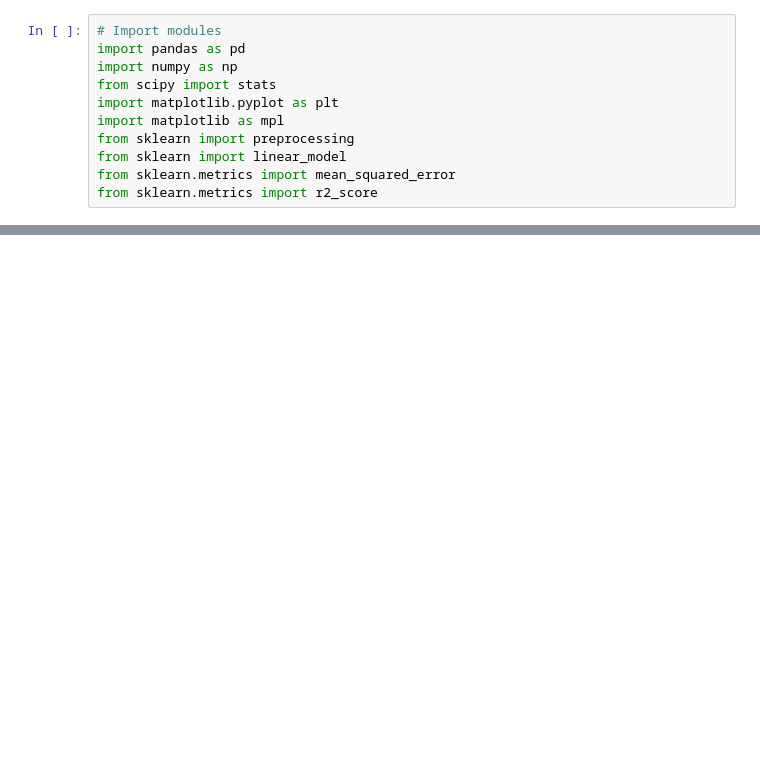
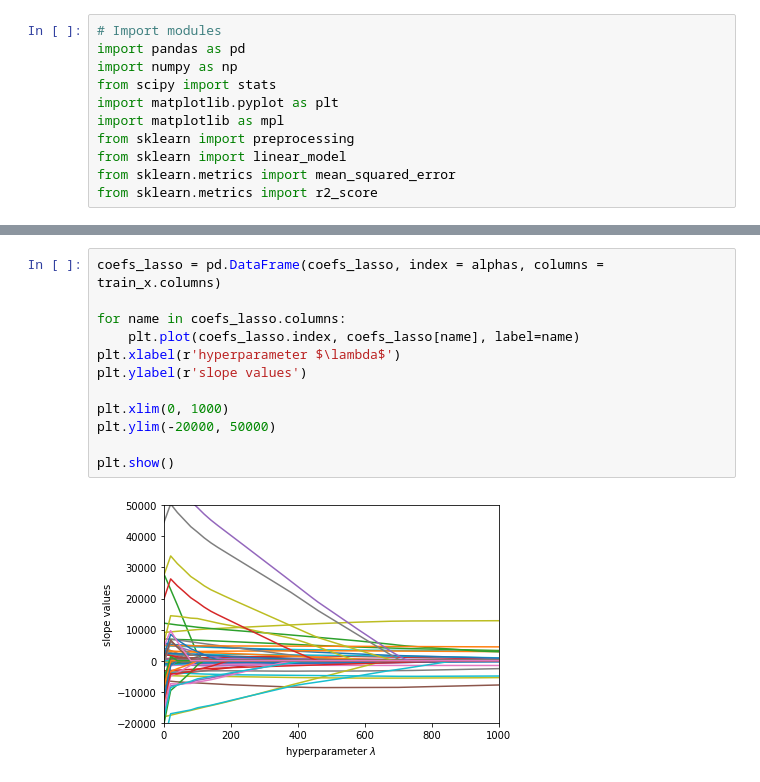
Before and after one commit to marc7531/housing-project, a Jupyter notebook: kraus/Super_complicated.ipynb, the cells around one changed output, grey strips where cells are left out. Cells and saved outputs as stored; diff of their text form; blank space fills up the shorter version.

```diff
--- a/kraus/Super_complicated.ipynb
+++ b/kraus/Super_complicated.ipynb
@@ -174,0 +126,14 @@ train_combo.isna
+# %%
+coefs_lasso = pd.DataFrame(coefs_lasso, index = alphas, columns = train_x.columns)
+
+for name in coefs_lasso.columns:
+    plt.plot(coefs_lasso.index, coefs_lasso[name], label=name)
+plt.xlabel(r'hyperparameter $\lambda$')
+plt.ylabel(r'slope values')
+
+plt.xlim(0, 1000)
+plt.ylim(-20000, 50000)
+
+plt.show()
+# %% [output]
+[figure, added]
```
Also changed, not shown: parts of 39 cells of this notebook.
